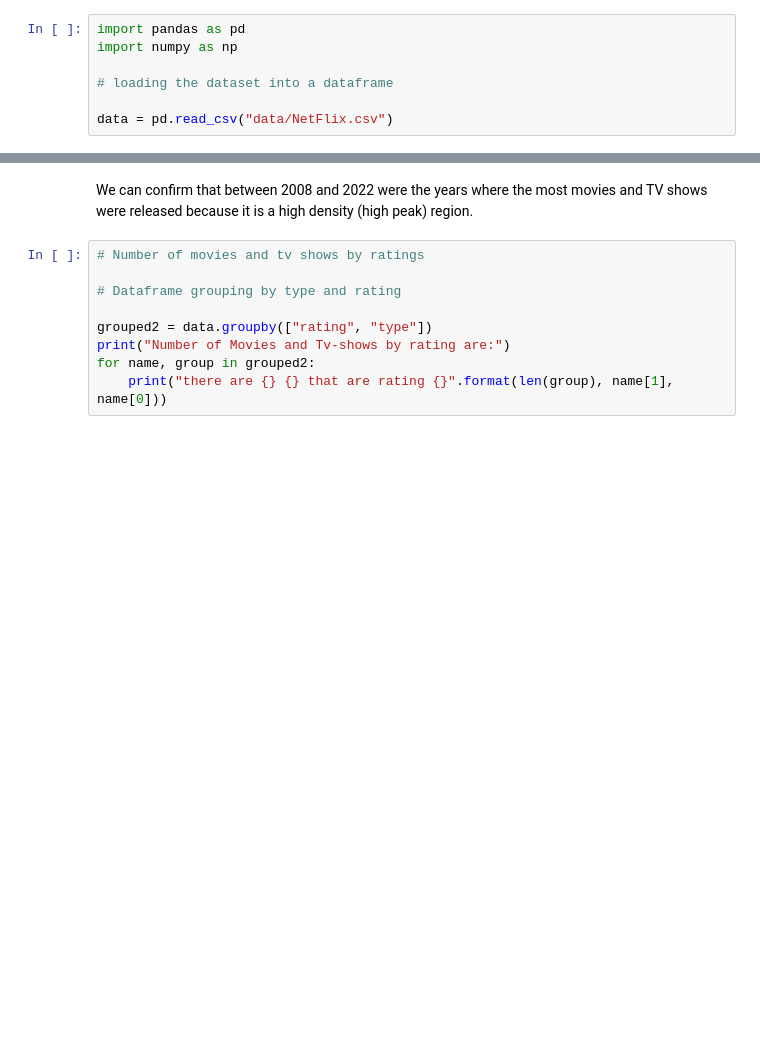
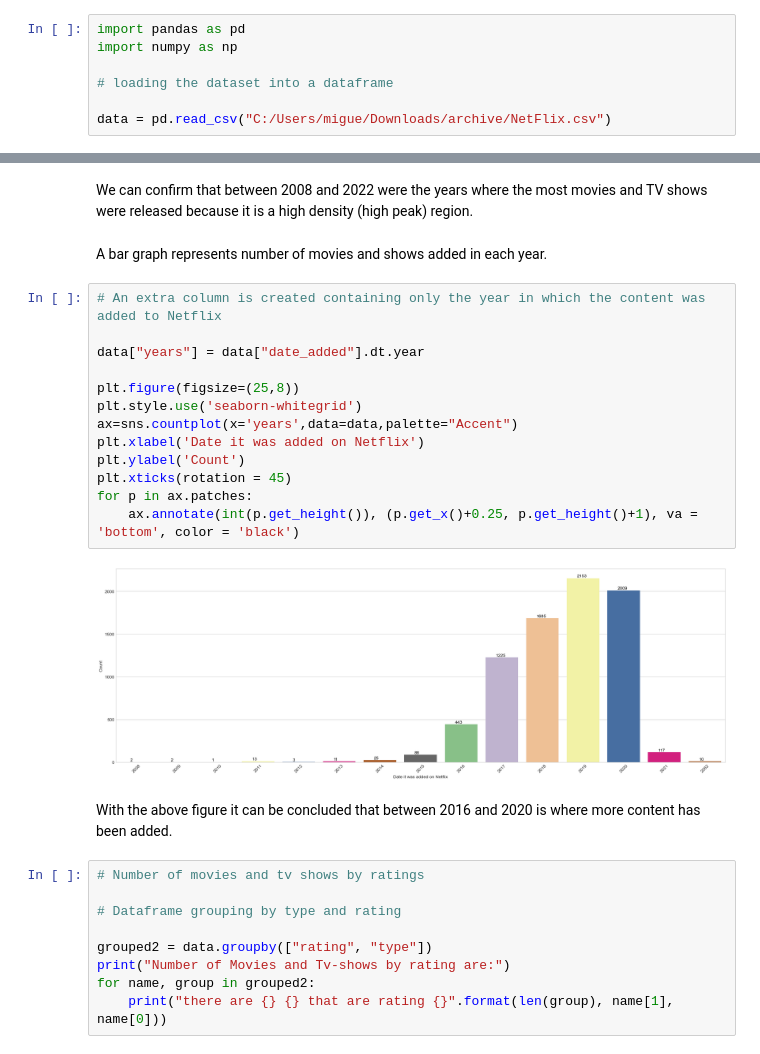
Before and after one commit to margiml/streaming, a Jupyter notebook: netflix_movies_shows.ipynb, the cells around one changed output, grey strips where cells are left out. Saved outputs shown, nothing was run; the diff lists cells and outputs as text; blank space fills up the shorter version.

Commit message:
Add files via upload
new graph

```diff
--- a/netflix_movies_shows.ipynb
+++ b/netflix_movies_shows.ipynb
@@ -7,7 +7,7 @@ import numpy as np
 
 # loading the dataset into a dataframe
 
-data = pd.read_csv("data/NetFlix.csv")
+data = pd.read_csv("C:/Users/migue/Downloads/archive/NetFlix.csv")
 # %%
 # Number of records is checked
 
@@ -348,6 +348,25 @@ plt.show()
 [figure]
 # %% [markdown]
 We can confirm that between 2008 and 2022 were the years where the most movies and TV shows were released because it is a high density (high peak) region.
+# %% [markdown]
+A bar graph represents number of movies and shows added in each year.
+# %%
+# An extra column is created containing only the year in which the content was added to Netflix
+
+data["years"] = data["date_added"].dt.year
+
+plt.figure(figsize=(25,8))
+plt.style.use('seaborn-whitegrid')
+ax=sns.countplot(x='years',data=data,palette="Accent")
+plt.xlabel('Date it was added on Netflix')
+plt.ylabel('Count')
+plt.xticks(rotation = 45)
+for p in ax.patches:
+    ax.annotate(int(p.get_height()), (p.get_x()+0.25, p.get_height()+1), va = 'bottom', color = 'black')
+# %% [output]
+[figure, added]
+# %% [markdown]
+With the above figure it can be concluded that between 2016 and 2020 is where more content has been added.
 # %%
 # Number of movies and tv shows by ratings
 
```
Also changed, not shown: parts of 22 cells of this notebook.
